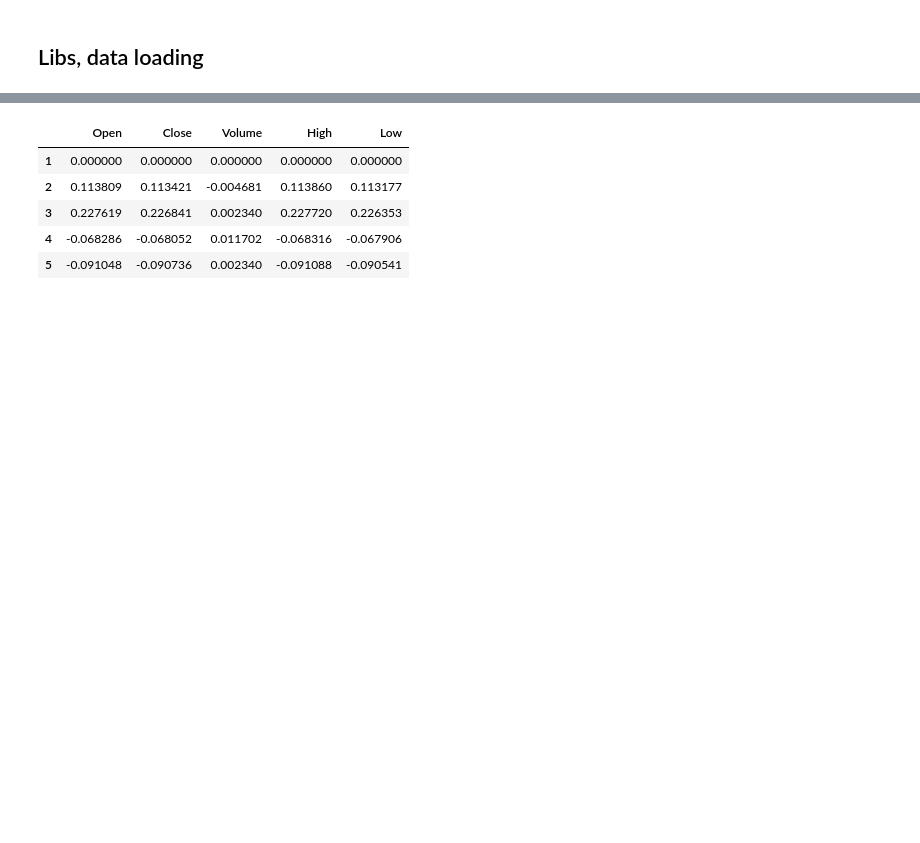
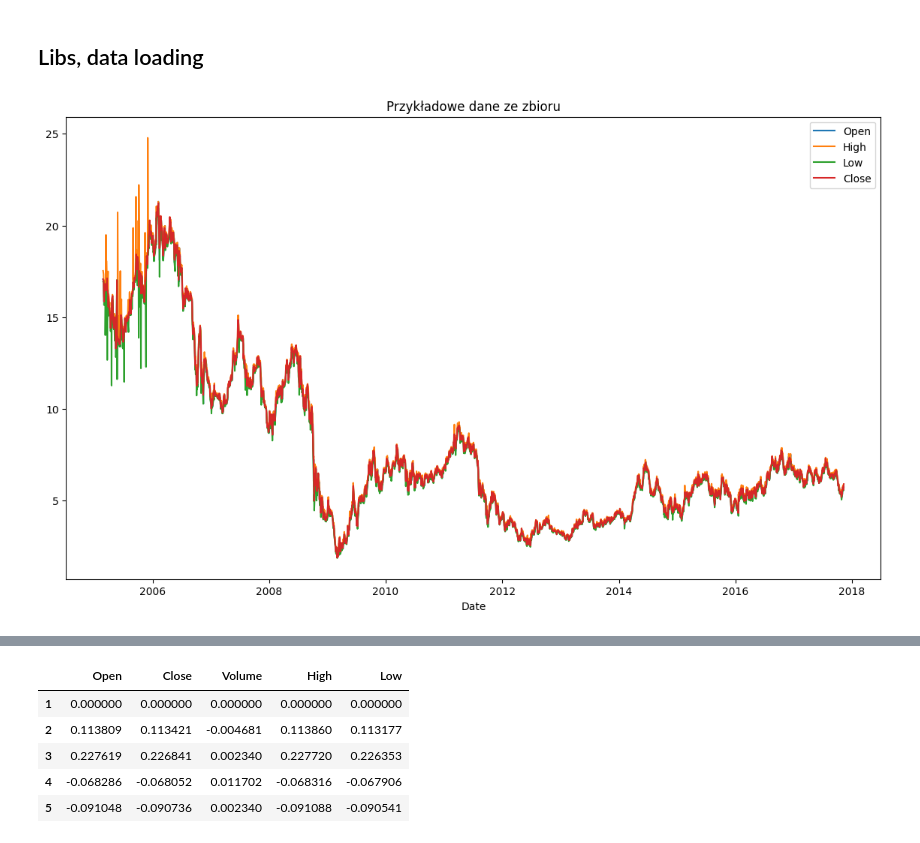
Before and after one commit to Ninj4M4ster/Stock_exchange_prediction, a Jupyter notebook: arima_var_baseline.ipynb, the cells around one changed output, grey strips where cells are left out. Drawn from its saved outputs; the diff is of its cells as text; code cells hidden in the pictures; blank space fills up the shorter version.

```diff
--- a/arima_var_baseline.ipynb
+++ b/arima_var_baseline.ipynb
@@ -31,6 +32,20 @@ for file in glob.glob("data/Stocks/*.txt"):
 df_all['Date'] = pd.to_datetime(df_all['Date'])
 df_all.drop(columns=['OpenInt'], inplace=True)
 df_all.sort_values(by=['Enterprise', 'Date'], inplace=True)
+# %%
+df_example = pd.read_csv("data/Stocks/aav.us.txt")
+df_example['Date'] = pd.to_datetime(df_example['Date'])
+df_example.drop(columns=['OpenInt'], inplace=True)
+
+plt.figure(figsize=(14, 8))
+for col in ['Open', 'High', 'Low', 'Close']:
+    plt.plot(df_example['Date'], df_example[col], label=col)
+plt.xlabel('Date')
+plt.title('Przykładowe dane ze zbioru')
+plt.legend()
+plt.show()
+# %% [output]
+[figure, added]
 # %%
 adfuller(df_all["Close"])[1]
 # %% [output]
```
Also changed, not shown: parts of 5 cells of this notebook.
